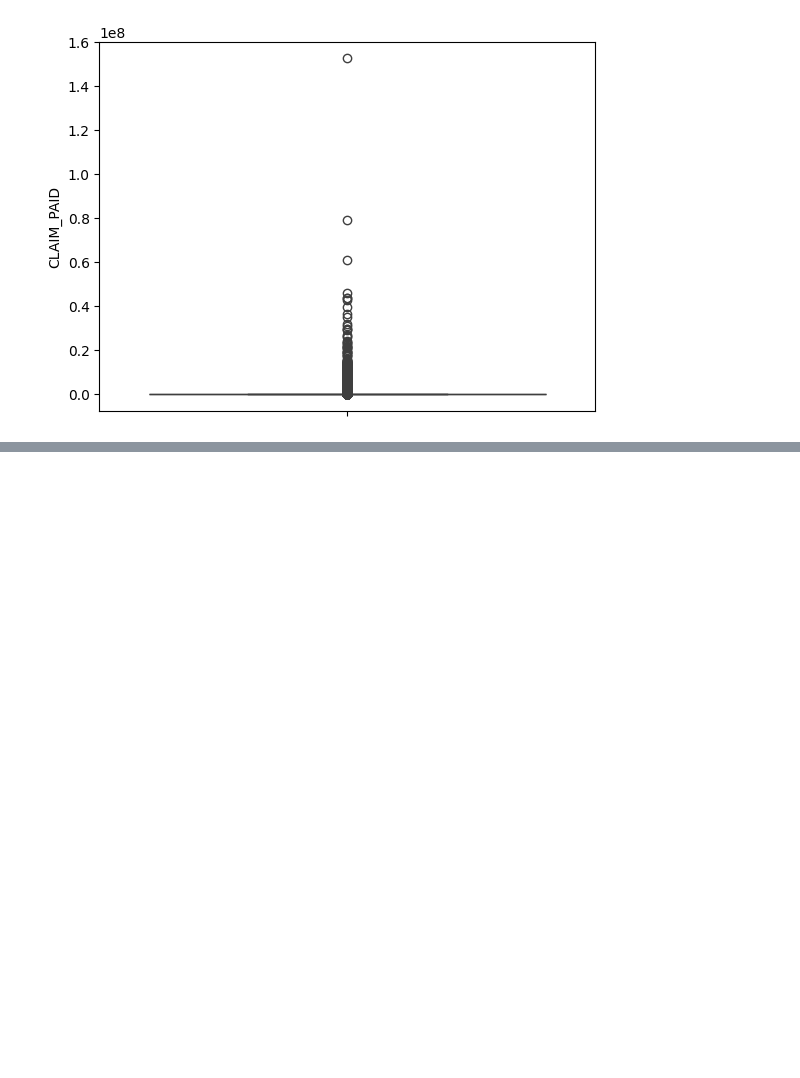
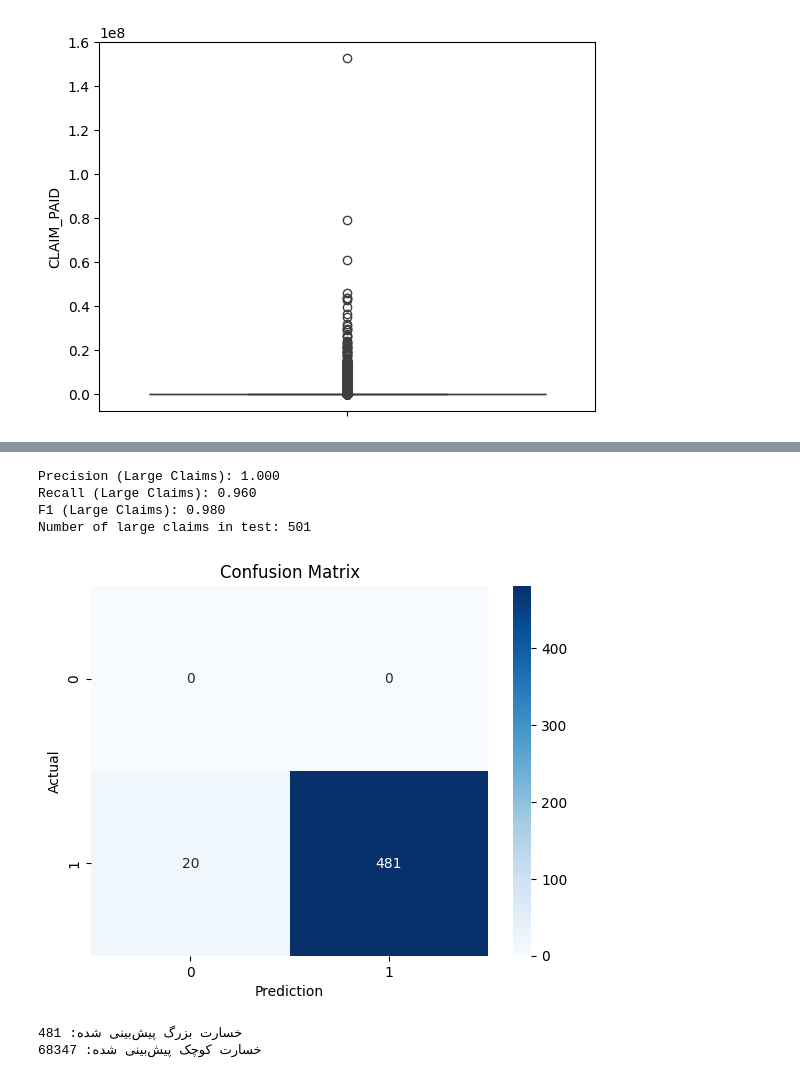
Before and after one commit to mehdighelich1379/insurAI, a Jupyter notebook: notebook/Vehicle_Insurance.ipynb, the cells around one changed output, grey strips where cells are left out. Saved outputs shown, nothing was run; the diff lists cells and outputs as text; code cells hidden in the pictures; blank space fills up the shorter version.

```diff
--- a/notebook/Vehicle_Insurance.ipynb
+++ b/notebook/Vehicle_Insurance.ipynb
@@ -3136,3 +3034,58 @@ Data columns (total 19 columns):
+# %%
+threshold_amount = 0.01 * 1e8
+
+# Actual claim
+claim_paid_test = df_feats.loc[y_test.index, 'CLAIM_PAID']
+
+large_claim_mask = claim_paid_test > threshold_amount
+
+
+pred_series = pd.Series(pred_adjusted, index=y_test.index)
+
+
+y_true_large = y_test[large_claim_mask]
+y_pred_large = pred_series[large_claim_mask]
+
+
+if len(y_true_large) > 0:
+    precision_large = precision_score(y_true_large, y_pred_large)
+    recall_large = recall_score(y_true_large, y_pred_large)
+    f1_large = f1_score(y_true_large, y_pred_large)
+
+    print(f"Precision (Large Claims): {precision_large:.3f}")
+    print(f"Recall (Large Claims): {recall_large:.3f}")
+    print(f"F1 (Large Claims): {f1_large:.3f}")
+    print(f"Number of large claims in test: {len(y_true_large)}")
+else:
+    print("No samples above the defined threshold found in the test data.")
+
+
+
+cm = confusion_matrix(y_true_large, y_pred_large)
+sns.heatmap(cm , annot=True , fmt='d' , cmap='Blues')
+plt.title('Confusion Matrix')
+plt.xlabel('Prediction')
+plt.ylabel('Actual')
+plt.show()
+# %% [output]
+Precision (Large Claims): 1.000
+Recall (Large Claims): 0.960
+F1 (Large Claims): 0.980
+Number of large claims in test: 501
+[figure, added]
+# %%
+threshold_large = 0.01*1e8
+pred_series = pd.Series(pred_adjusted, index=y_test.index)
+
+df_test = df_feats.loc[y_test.index].copy()
+df_test['pred_large'] = (pred_series == 1) & (df_test['CLAIM_PAID'] >= threshold_large)
+df_test['pred_small'] = (pred_series == 1) & (df_test['CLAIM_PAID'] < threshold_large)
+
+print("خسارت بزرگ پیش‌بینی شده:", df_test['pred_large'].sum())
+print("خسارت کوچک پیش‌بینی شده:", df_test['pred_small'].sum())
+# %% [output]
+خسارت بزرگ پیش‌بینی شده: 481
+خسارت کوچک پیش‌بینی شده: 68347
 # %%
 # =========================================
 # Regression Model on CLAIM_PAID only for CLAIM_FLAG=1 (on df_filter)
```
Also changed, not shown: parts of 4 cells of this notebook.
